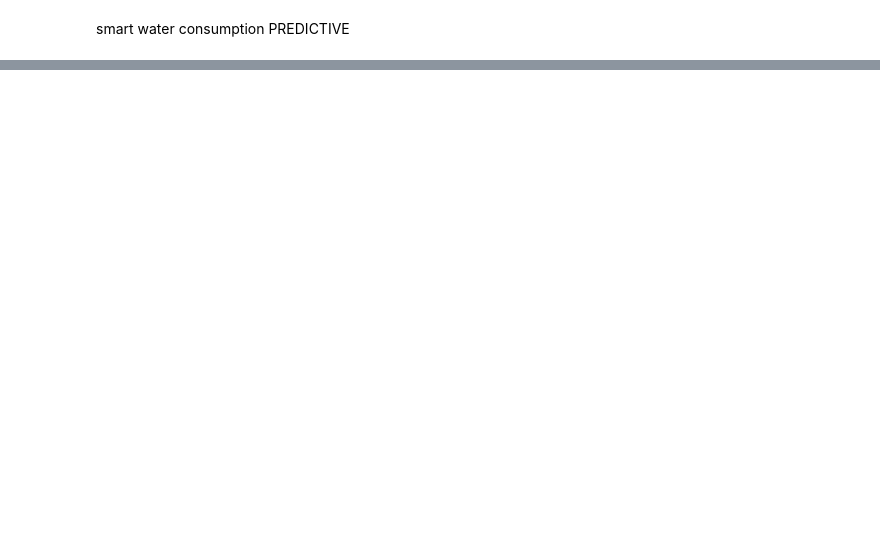
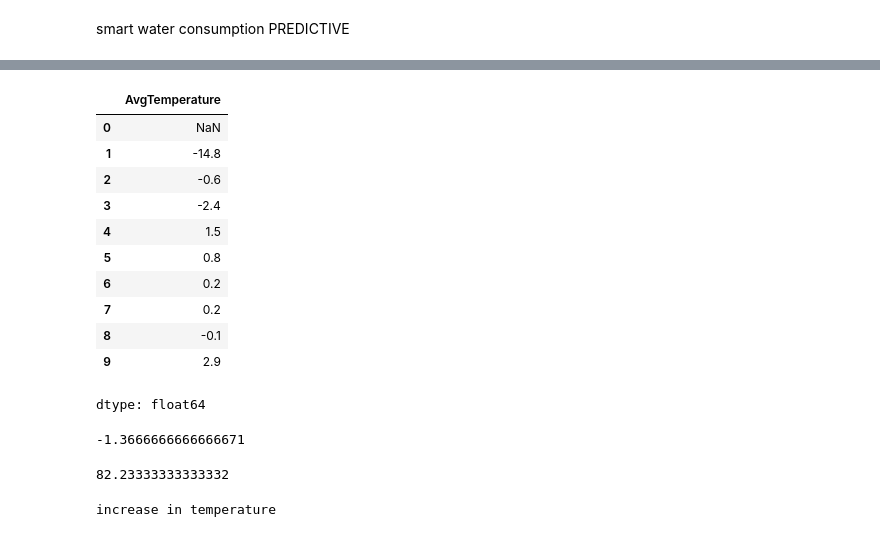
Before and after one commit to allunanda12/data-analytics-practice, a Jupyter notebook: day3.ipynb, the cells around one changed output, grey strips where cells are left out. Cells and saved outputs as stored; diff of their text form; code cells hidden in the pictures; blank space fills up the shorter version.

```diff
--- a/day3.ipynb
+++ b/day3.ipynb
@@ -180,0 +201,35 @@ print(np.average(usage))
+# %%
+temp_diff=d1['AvgTemperature'].diff()
+temp_diff
+# %% [output]
+|  | AvgTemperature |
+| 0 | NaN |
+| 1 | -14.8 |
+| 2 | -0.6 |
+| 3 | -2.4 |
+| 4 | 1.5 |
+| 5 | 0.8 |
+| 6 | 0.2 |
+| 7 | 0.2 |
+| 8 | -0.1 |
+| 9 | 2.9 |
+dtype: float64
+# %%
+
+avg_temp_diff=np.mean(temp_diff)
+print(avg_temp_diff)
+# %% [output]
+-1.3666666666666671
+# %%
+temp=20
+predict=df3['AvgTemperature'].iloc[-1]+avg_temp_diff
+print(predict)
+# %% [output]
+82.23333333333332
+# %%
+if predict>temp:
+  print("increase in temperature")
+else:
+  print("decrease in temperature")
+# %% [output]
+increase in temperature
```
Also changed, not shown: parts of 14 cells of this notebook.
